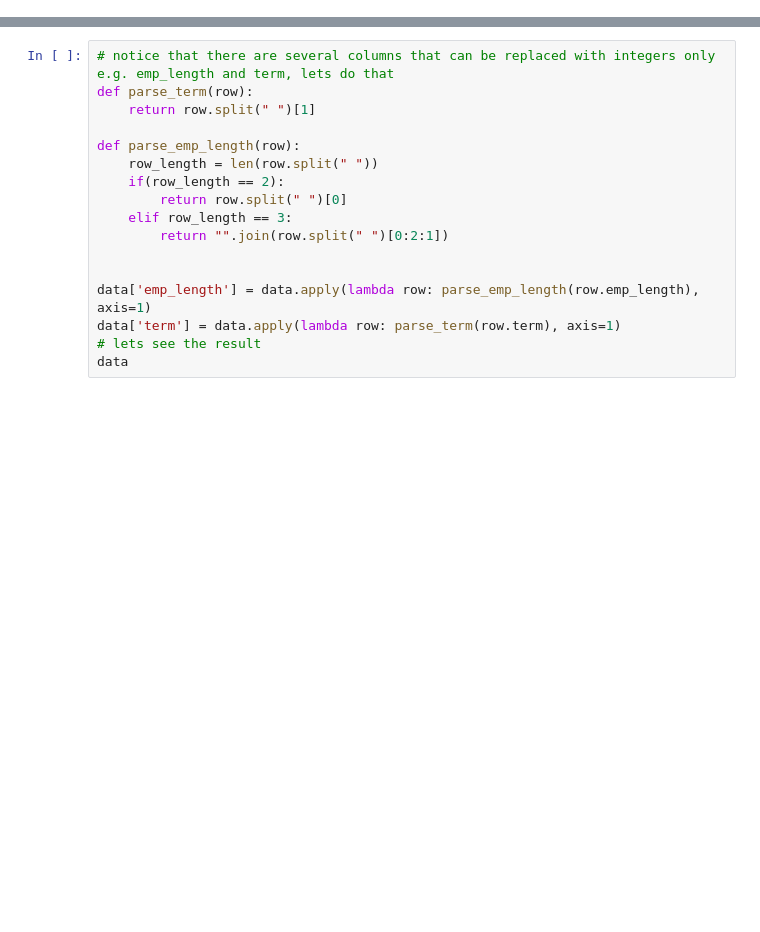
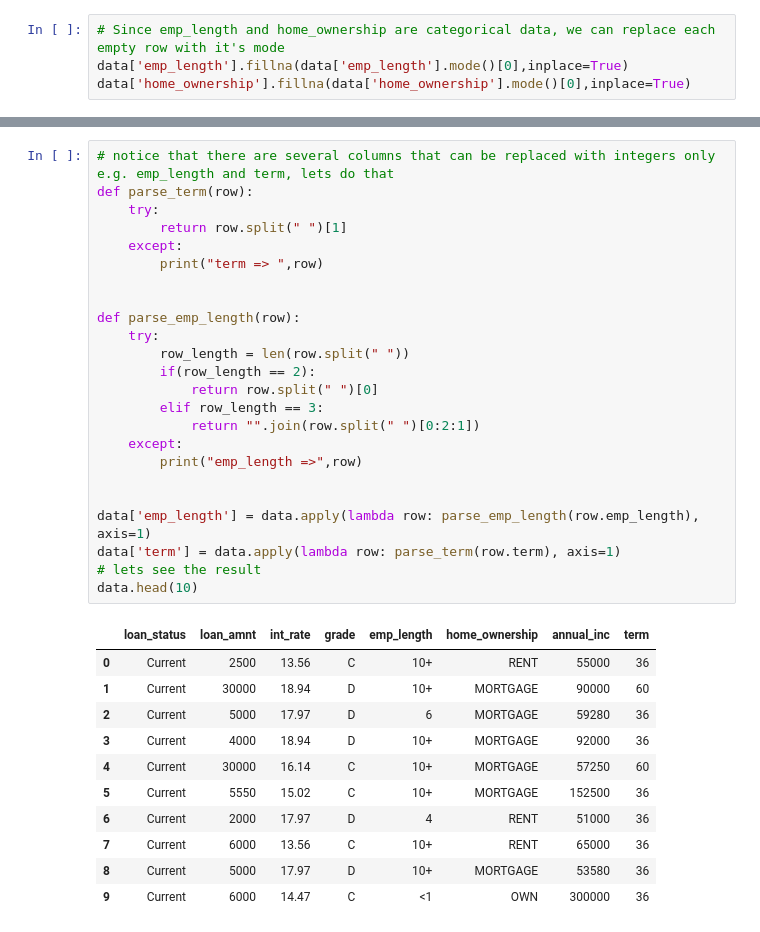
Before and after one commit to jonathanfilbert/pdib, a Jupyter notebook: tugas-1/Tugas 1 PDIB.ipynb, the cells around one changed output, grey strips where cells are left out. Saved outputs shown, nothing was run; the diff lists cells and outputs as text; blank space fills up the shorter version.

```diff
--- a/tugas-1/Tugas 1 PDIB.ipynb
+++ b/tugas-1/Tugas 1 PDIB.ipynb
@@ -25,0 +64,4 @@ data
+# %%
+# Since emp_length and home_ownership are categorical data, we can replace each empty row with it's mode
+data['emp_length'].fillna(data['emp_length'].mode()[0],inplace=True)
+data['home_ownership'].fillna(data['home_ownership'].mode()[0],inplace=True)
@@ -26,17 +95,36 @@ data
 # %%
 # notice that there are several columns that can be replaced with integers only e.g. emp_length and term, lets do that
 def parse_term(row):
-    return row.split(" ")[1]
+    try:
+        return row.split(" ")[1]
+    except:
+        print("term => ",row)
+
 
 def parse_emp_length(row):
-    row_length = len(row.split(" "))
-    if(row_length == 2):
-        return row.split(" ")[0]
-    elif row_length == 3:
-        return "".join(row.split(" ")[0:2:1])
+    try:
+        row_length = len(row.split(" "))
+        if(row_length == 2):
+            return row.split(" ")[0]
+        elif row_length == 3:
+            return "".join(row.split(" ")[0:2:1])
+    except:
+        print("emp_length =>",row)
 
 
 data['emp_length'] = data.apply(lambda row: parse_emp_length(row.emp_length), axis=1)
 data['term'] = data.apply(lambda row: parse_term(row.term), axis=1)
 # lets see the result
-data
+data.head(10)
+# %% [output]
+|  | loan_status | loan_amnt | int_rate | grade | emp_length | home_ownership | annual_inc | term |
+| 0 | Current | 2500 | 13.56 | C | 10+ | RENT | 55000 | 36 |
+| 1 | Current | 30000 | 18.94 | D | 10+ | MORTGAGE | 90000 | 60 |
+| 2 | Current | 5000 | 17.97 | D | 6 | MORTGAGE | 59280 | 36 |
+| 3 | Current | 4000 | 18.94 | D | 10+ | MORTGAGE | 92000 | 36 |
+| 4 | Current | 30000 | 16.14 | C | 10+ | MORTGAGE | 57250 | 60 |
+| 5 | Current | 5550 | 15.02 | C | 10+ | MORTGAGE | 152500 | 36 |
+| 6 | Current | 2000 | 17.97 | D | 4 | RENT | 51000 | 36 |
+| 7 | Current | 6000 | 13.56 | C | 10+ | RENT | 65000 | 36 |
+| 8 | Current | 5000 | 17.97 | D | 10+ | MORTGAGE | 53580 | 36 |
+| 9 | Current | 6000 | 14.47 | C | <1 | OWN | 300000 | 36 |
```
Also changed, not shown: parts of 19 cells of this notebook, 3 other files.
